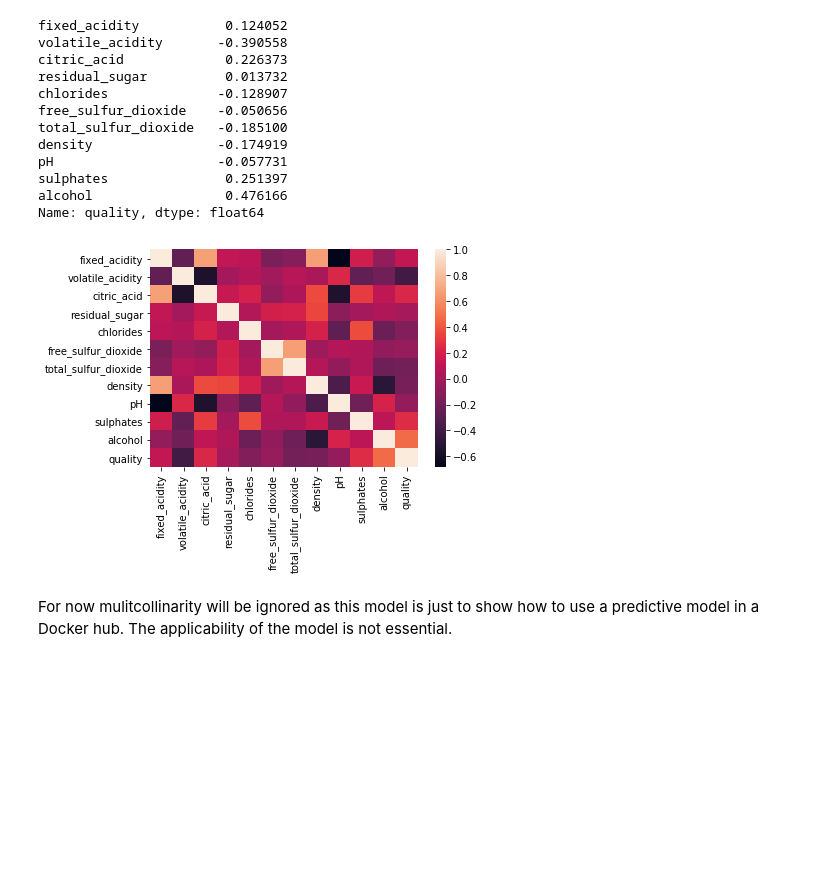
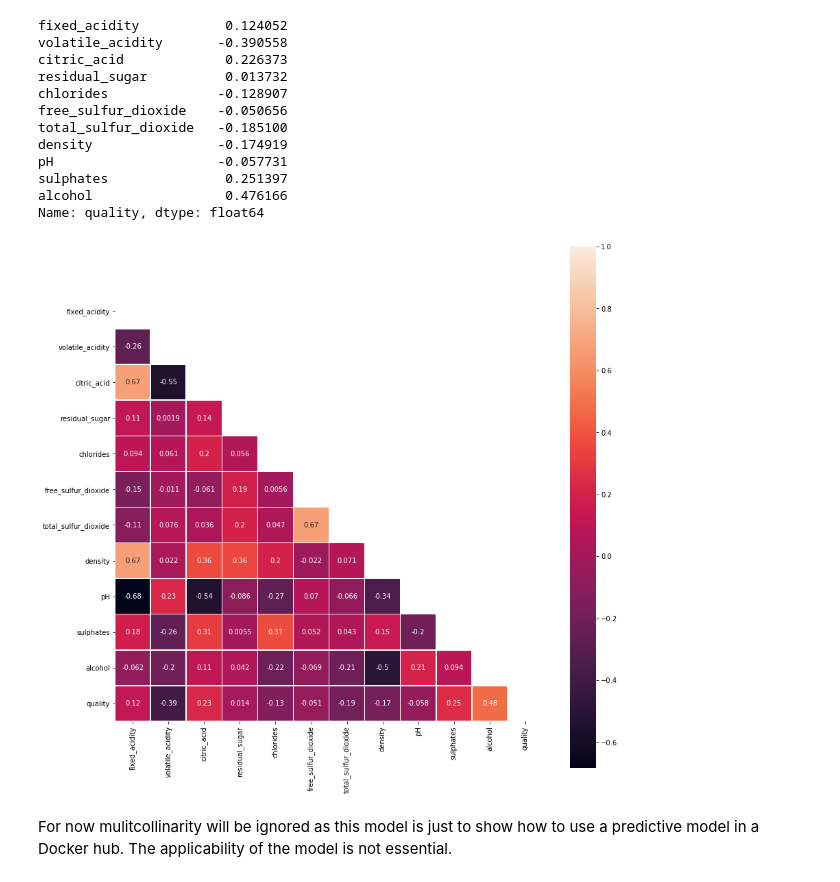
Before and after one commit to canfielder/DSBA-6190_Proj2, a Jupyter notebook: wine_predict/wine_quality_predict.ipynb, the cells around one changed output. Drawn from its saved outputs; the diff is of its cells as text; code cells hidden in the pictures; blank space fills up the shorter version.

```diff
--- a/wine_predict/wine_quality_predict.ipynb
+++ b/wine_predict/wine_quality_predict.ipynb
@@ -121,11 +122,18 @@ pH                     -0.057731
 sulphates               0.251397
 alcohol                 0.476166
 Name: quality, dtype: float64
-# %%
-sns.heatmap(df_wine_red.corr())
-plt.show()
-# %% [output]
-[figure, removed]
+# %%
+# Create Correlation Object
+corr = df_wine_red.corr()
+
+# Generate a mask for the upper triangle
+mask = np.triu(np.ones_like(corr, dtype=np.bool))
+
+plt.figure(figsize = (14,14))
+sns.heatmap(corr, mask = mask, square=True, linewidths=.5, annot=True,)
+plt.show()
+# %% [output]
+[figure, added]
 # %% [markdown]
 For now mulitcollinarity will be ignored as this model is just to show how to use a predictive model in a Docker hub. The applicability of the model is not essential.
 # %% [markdown]
```
Also changed, not shown: parts of 6 cells of this notebook.
